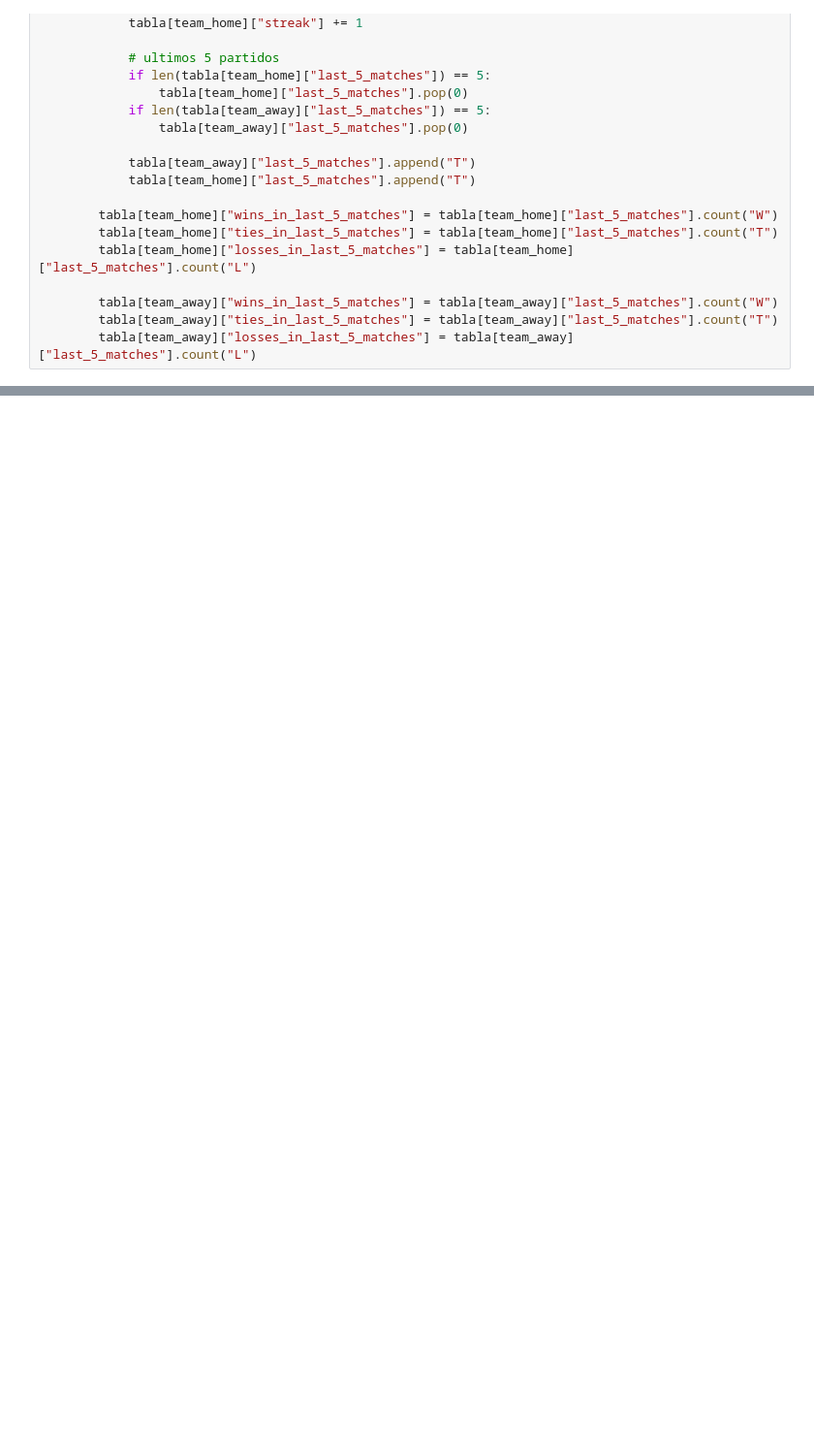
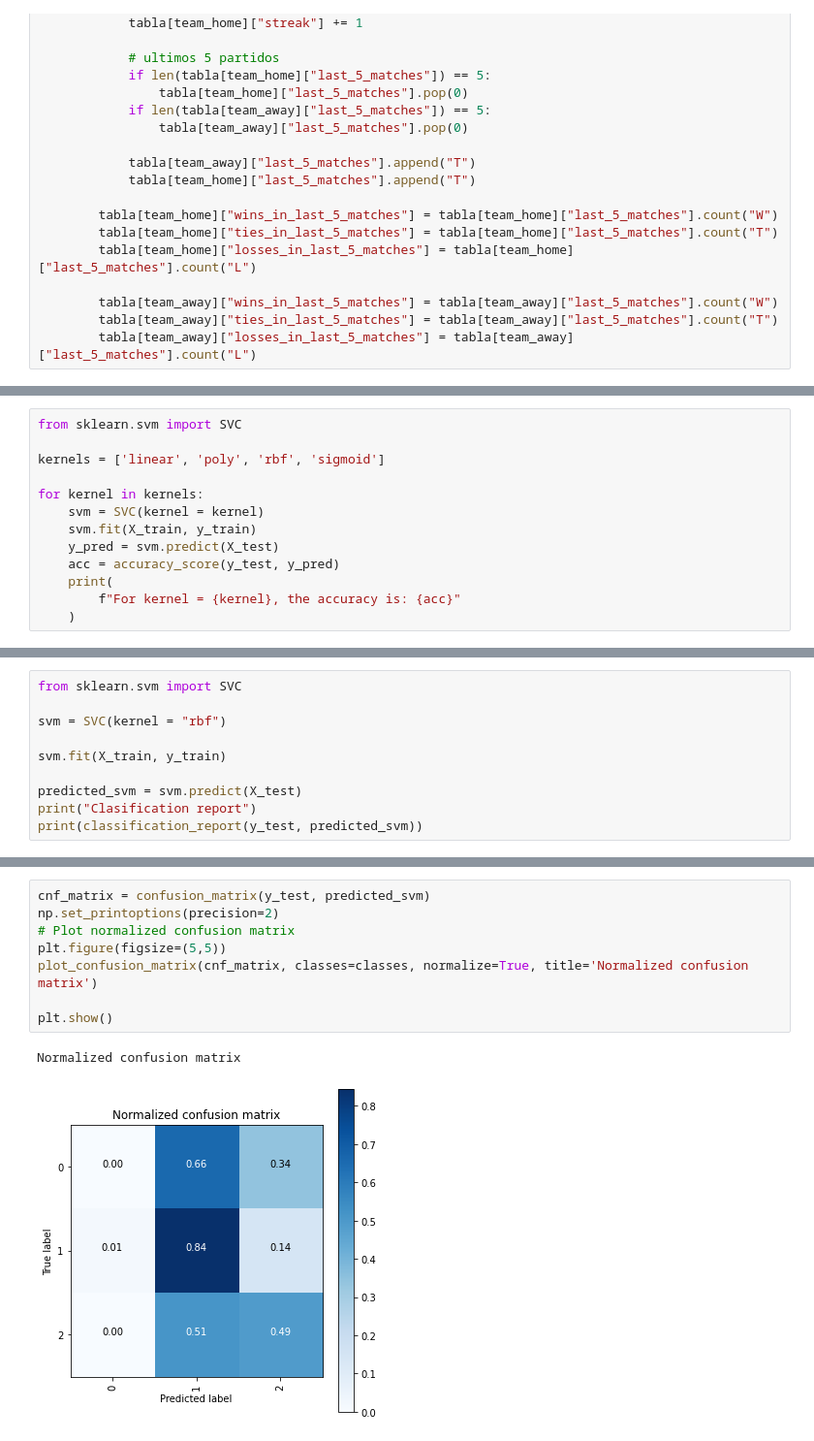
Before and after one commit to Diegofpdt/DL-aplicado-a-predicci-n-de-resultados-deportivos, a Jupyter notebook: Modelos_premier.ipynb, the cells around one changed output, grey strips where cells are left out. Shown at 97% size. Drawn from its saved outputs; the diff is of its cells as text; blank space fills up the shorter version.

```diff
--- a/Modelos_premier.ipynb
+++ b/Modelos_premier.ipynb
@@ -379,0 +495,13 @@ procesated_matches.tail()
+# %%
+from sklearn.svm import SVC
+
+kernels = ['linear', 'poly', 'rbf', 'sigmoid']
+
+for kernel in kernels:
+    svm = SVC(kernel = kernel)
+    svm.fit(X_train, y_train)
+    y_pred = svm.predict(X_test)
+    acc = accuracy_score(y_test, y_pred)
+    print(
+        f"For kernel = {kernel}, the accuracy is: {acc}"
+    )
@@ -379,0 +513,10 @@ procesated_matches.tail()
+# %%
+from sklearn.svm import SVC
+
+svm = SVC(kernel = "rbf")
+
+svm.fit(X_train, y_train)
+
+predicted_svm = svm.predict(X_test)
+print("Clasification report")
+print(classification_report(y_test, predicted_svm))
@@ -379,0 +534,11 @@ procesated_matches.tail()
+# %%
+cnf_matrix = confusion_matrix(y_test, predicted_svm)
+np.set_printoptions(precision=2)
+# Plot normalized confusion matrix
+plt.figure(figsize=(5,5))
+plot_confusion_matrix(cnf_matrix, classes=classes, normalize=True, title='Normalized confusion matrix')
+
+plt.show()
+# %% [output]
+Normalized confusion matrix
+[figure, added]
```
Also changed, not shown: parts of 39 cells of this notebook.
